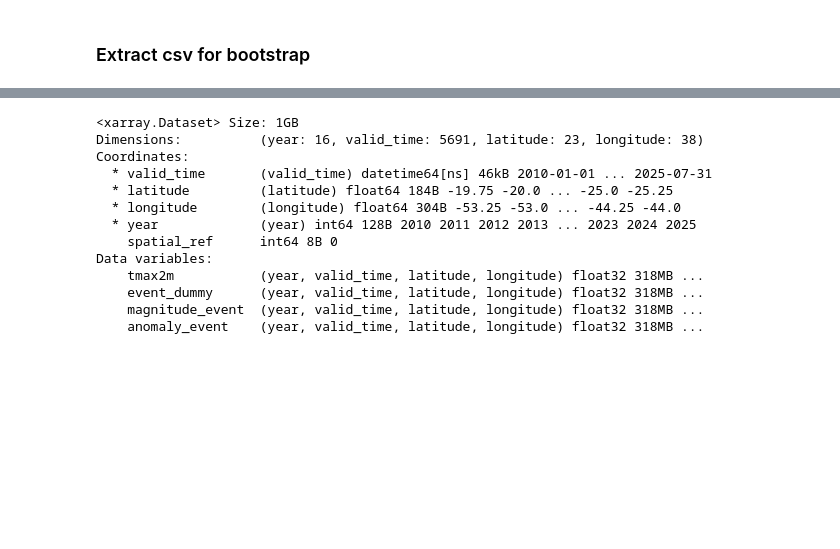
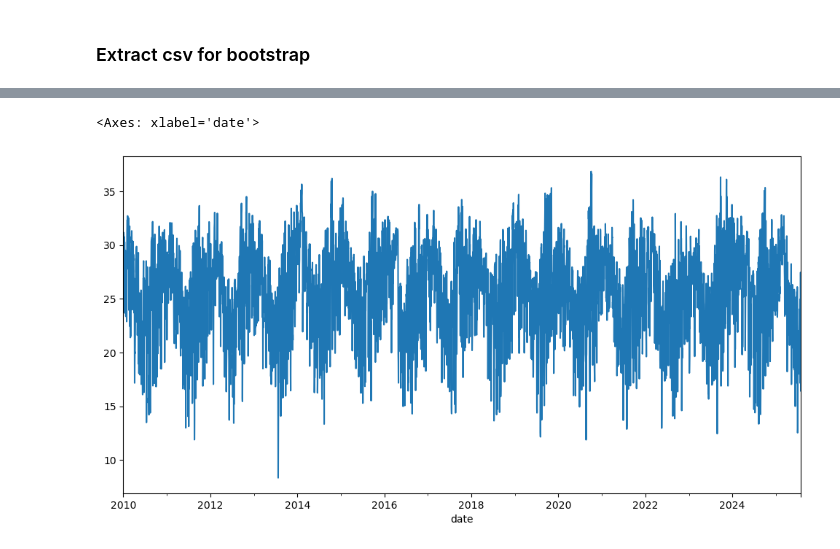
Before and after one commit to dbrisaro/heatwave_detection, a Jupyter notebook: heatwave_project/notebooks/plots_hw_sp.ipynb, the cells around one changed output, grey strips where cells are left out. Saved outputs shown, nothing was run; the diff lists cells and outputs as text; code cells hidden in the pictures; blank space fills up the shorter version.

```diff
--- a/heatwave_project/notebooks/plots_hw_sp.ipynb
+++ b/heatwave_project/notebooks/plots_hw_sp.ipynb
@@ -187,14 +247,5 @@ plt.tight_layout()
 # %% [markdown]
 ### Extract csv for bootstrap
 # %%
-
-duration = 5
+duration = 3
 ds = open_dataset(data_processed_dir, list_years, percentile, duration)
-state, polygon = load_state()
-da = ds["event_dummy"].rio.clip([mapping(state.unary_union)], state.crs, drop=True)
-da_mean = da.mean(dim=["latitude", "longitude"], skipna=True)
-df = da_mean.to_dataframe().reset_index()
-df["date"] = pd.to_datetime(df["valid_time"])
-df = df[["date", "event_dummy"]].dropna().sort_values("date")
-df = df.groupby("date", as_index=False)["event_dummy"].mean()
-# df.to_csv(f"../data/processed/heatwaves_daily_sp_mean_duration_{duration}days.csv", index=False)
@@ -201,16 +266,22 @@ df = df.groupby("date", as_index=False)["event_dummy"].mean()
+# %%
+vars_to_keep = ["tmax2m", "event_dummy", "magnitude_event", "anomaly_event"]
+
+da = ds.rio.clip([mapping(muni.unary_union)], muni.crs, drop=True)
+da_point = da.sel(latitude=-23.5, longitude=-46.75, method="nearest")
+
+da_point = da_point.max(dim="year", skipna=True)
+
+df = (
+    da_point[vars_to_keep]
+    .to_dataframe()
+    .reset_index()
+    .rename(columns={"valid_time": "date"})
+)
+
+df_tmax = df[["date", "tmax2m"]]
+df_tmax.to_csv(f"../data/processed/tmax2m_sp_point.csv", index=False)
 # %%
-ds
+df_tmax.plot(x="date", y="tmax2m", figsize=(12, 6), legend=False)
 # %% [output]
-<xarray.Dataset> Size: 1GB
-Dimensions:          (year: 16, valid_time: 5691, latitude: 23, longitude: 38)
-Coordinates:
-  * valid_time       (valid_time) datetime64[ns] 46kB 2010-01-01 ... 2025-07-31
-  * latitude         (latitude) float64 184B -19.75 -20.0 ... -25.0 -25.25
-  * longitude        (longitude) float64 304B -53.25 -53.0 ... -44.25 -44.0
-  * year             (year) int64 128B 2010 2011 2012 2013 ... 2023 2024 2025
-    spatial_ref      int64 8B 0
-Data variables:
-    tmax2m           (year, valid_time, latitude, longitude) float32 318MB ...
-    event_dummy      (year, valid_time, latitude, longitude) float32 318MB ...
-    magnitude_event  (year, valid_time, latitude, longitude) float32 318MB ...
-    anomaly_event    (year, valid_time, latitude, longitude) float32 318MB ...
+<Axes: xlabel='date'>
+[figure, added]
```
Also changed, not shown: parts of 7 cells of this notebook, 7 other files.
